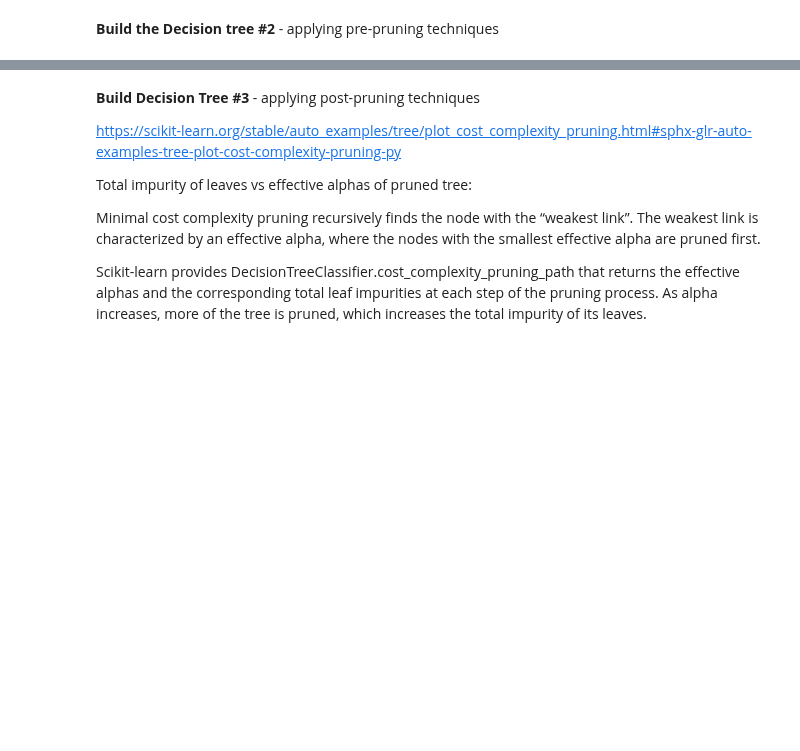
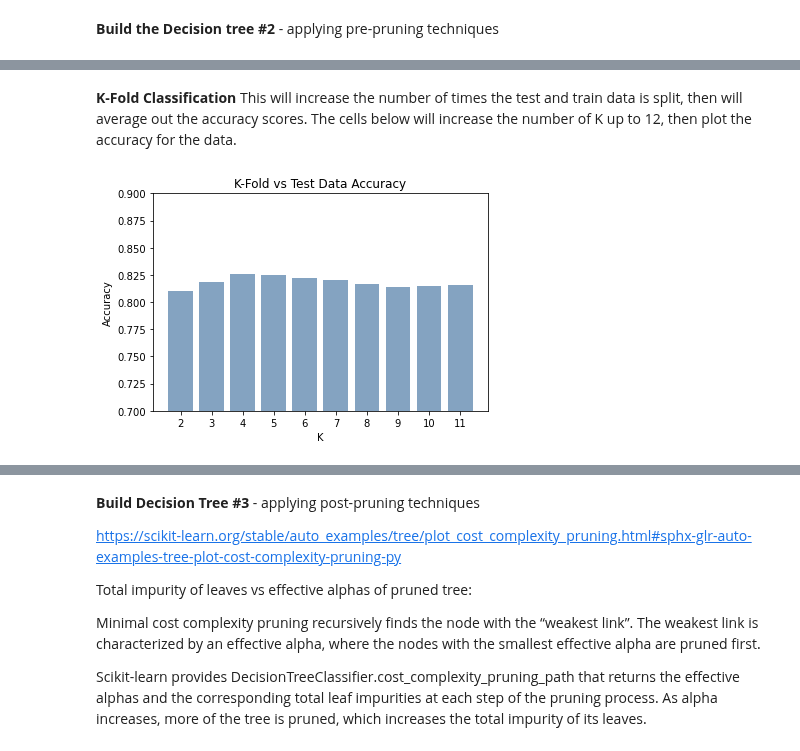
Before and after one commit to blueriver212/Crime_Prediction_ML, a Jupyter notebook: DT_FINAL.ipynb, the cells around one changed output, grey strips where cells are left out. Cells and saved outputs as stored; diff of their text form; code cells hidden in the pictures; blank space fills up the shorter version.

```diff
--- a/DT_FINAL.ipynb
+++ b/DT_FINAL.ipynb
@@ -124,21 +121,0 @@ This will increase the number of times the test and train data is split, then wi
-# %%
-from sklearn.model_selection import KFold, StratifiedKFold, cross_val_score
-
-
-kfold_scores = {}
-for i in range(2,12):
-    kf =KFold(n_splits=i, shuffle=True, random_state=42)
-    score = cross_val_score(tree.DecisionTreeClassifier(criterion='gini', max_depth=5), x, y, cv= kf, scoring="accuracy")
-    #print(f'Scores for each fold are: {score}')
-    #print(f'Number of folds = {i} Average score: {"{:.2f}".format(score.mean())}')
-    res = {str(i): score.mean()}
-    kfold_scores.update(res)
-
-for key in kfold_scores:
-    plt.bar([key], kfold_scores[key], label=key)
-
-plt.title('K-Fold vs Test Data Accuracy')
-plt.xlabel('K')
-plt.ylabel('Accuracy')
-plt.ylim(0.7, 0.9)
-plt.show()
@@ -228,6 +198,6 @@ plt.show()
 # %%
 kf =KFold(n_splits=4, shuffle=True, random_state=42)
-score = cross_val_score(tree.DecisionTreeClassifier(criterion='gini', max_depth=9, min_samples_split = 0.6, ccp_alpha = 0.012, max_features = 43), x, y, cv= kf, scoring="accuracy")
+score = cross_val_score(tree.DecisionTreeClassifier(criterion='gini', max_depth=9, min_samples_split = 0.6, ccp_alpha = 0.012, max_features = 70), x, y, cv= kf, scoring="accuracy")
 print(f'Scores for each fold are: {score}')
 print(f'Average score: {"{:.2f}".format(score.mean())}')
 # %% [output]
@@ -280,0 +250,26 @@ Accuracy: 0.7308270676691729
+# %% [markdown]
+**K-Fold Classification**
+This will increase the number of times the test and train data is split, then will average out the accuracy scores. The cells below will increase the number of K up to 12, then plot the accuracy for the data.
+# %%
+from sklearn.model_selection import KFold, StratifiedKFold, cross_val_score
+
+
+kfold_scores = {}
+for i in range(2,12):
+    kf =KFold(n_splits=i, shuffle=True, random_state=42)
+    score = cross_val_score(tree.DecisionTreeClassifier(criterion='gini', max_depth=5), x, y, cv= kf, scoring="accuracy")
+    #print(f'Scores for each fold are: {score}')
+    #print(f'Number of folds = {i} Average score: {"{:.2f}".format(score.mean())}')
+    res = {str(i): score.mean()}
+    kfold_scores.update(res)
+
+for key in kfold_scores:
+    plt.bar([key], kfold_scores[key], label=key, color=(0.2, 0.4, 0.6, 0.6))
+
+plt.title('K-Fold vs Test Data Accuracy')
+plt.xlabel('K')
+plt.ylabel('Accuracy')
+plt.ylim(0.7, 0.9)
+plt.show()
+# %% [output]
+[figure, added]
```
Also changed, not shown: parts of 14 cells of this notebook.
